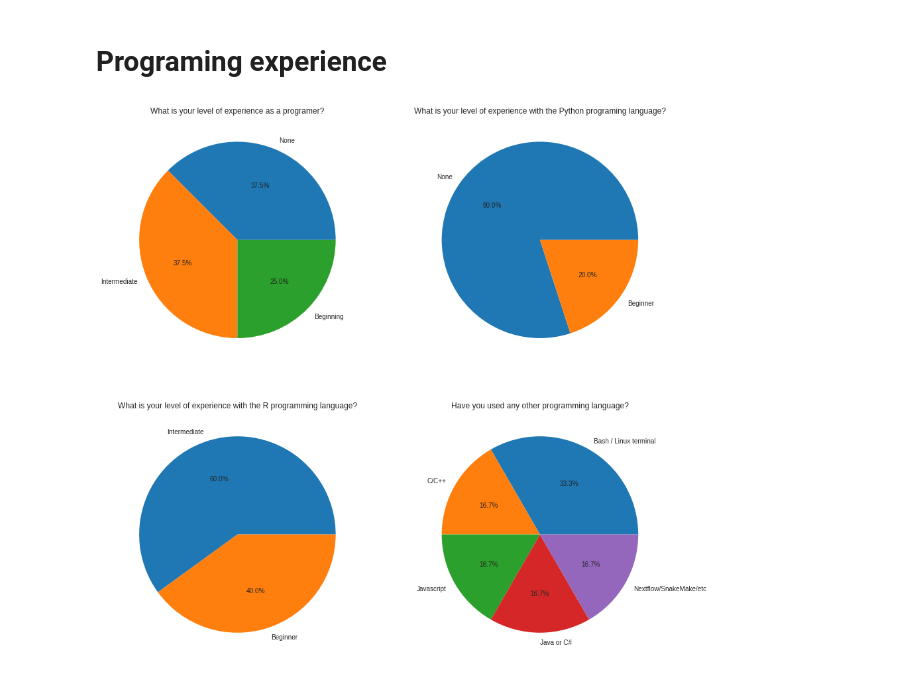
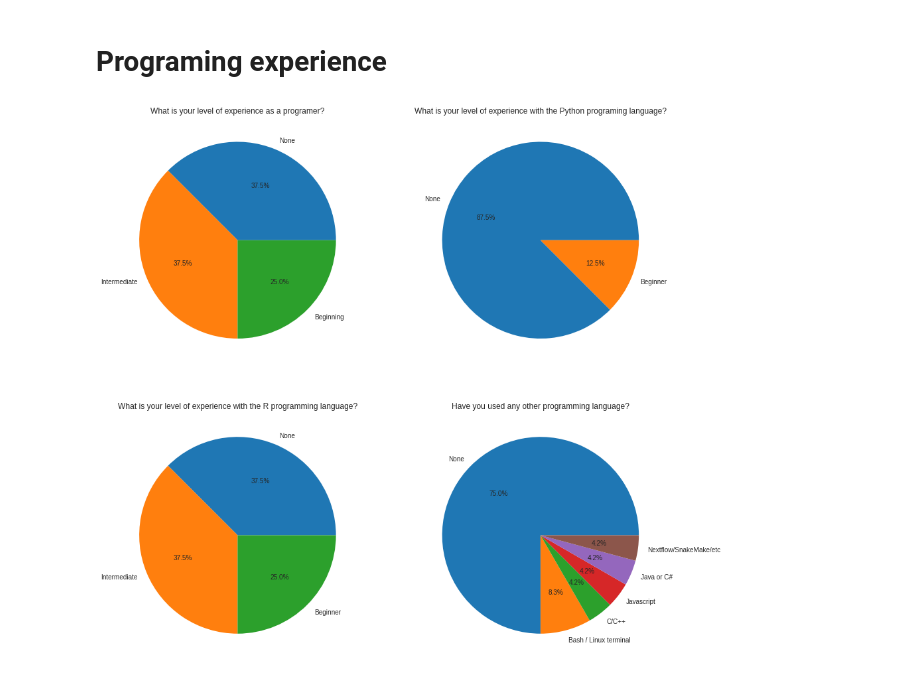
Before and after one commit to DongZii0201/gentle-hands-on-python, a Jupyter notebook: course-utilities/Questionnaire analysis.ipynb, the cells around one changed output. Cells and saved outputs as stored; diff of their text form; code cells hidden in the pictures.

Commit message:
Correct plots with unanswered results

```diff
--- a/course-utilities/Questionnaire analysis.ipynb
+++ b/course-utilities/Questionnaire analysis.ipynb
@@ -100,22 +100,22 @@ plt.show()
 # %%
 questions = [['What is your level of experience as a programer?',
               'What is your level of experience with the Python programing language?'],
              ['What is your level of experience with the R programming language?',
               'Have you used any other programming language?']]
 fig, axs = plt.subplots(ncols=2, nrows=2, figsize=(15, 15))
 for i, question in enumerate(questions):
     for j, q in enumerate(question):
         about = table[q]
-        sep_answers = about.str.split('|').apply(pd.Series).unstack().dropna().reset_index(1,drop=True)
+        sep_answers = about.str.split('|').apply(pd.Series).unstack().fillna("None").reset_index(1,drop=True)
         other_mask = sep_answers.str.contains("Other:")
         sep_answers[other_mask] = "Other"
 
         labels = sep_answers.unique()
         fracs = [count / len(sep_answers) for count in sep_answers.value_counts()]
 
         axs[i,j].pie(fracs, labels=labels, autopct='%1.1f%%')
         axs[i,j].set_title(q)
 
 plt.show()
 # %% [output]
-[figure, old version]
+[figure, new version]
```
